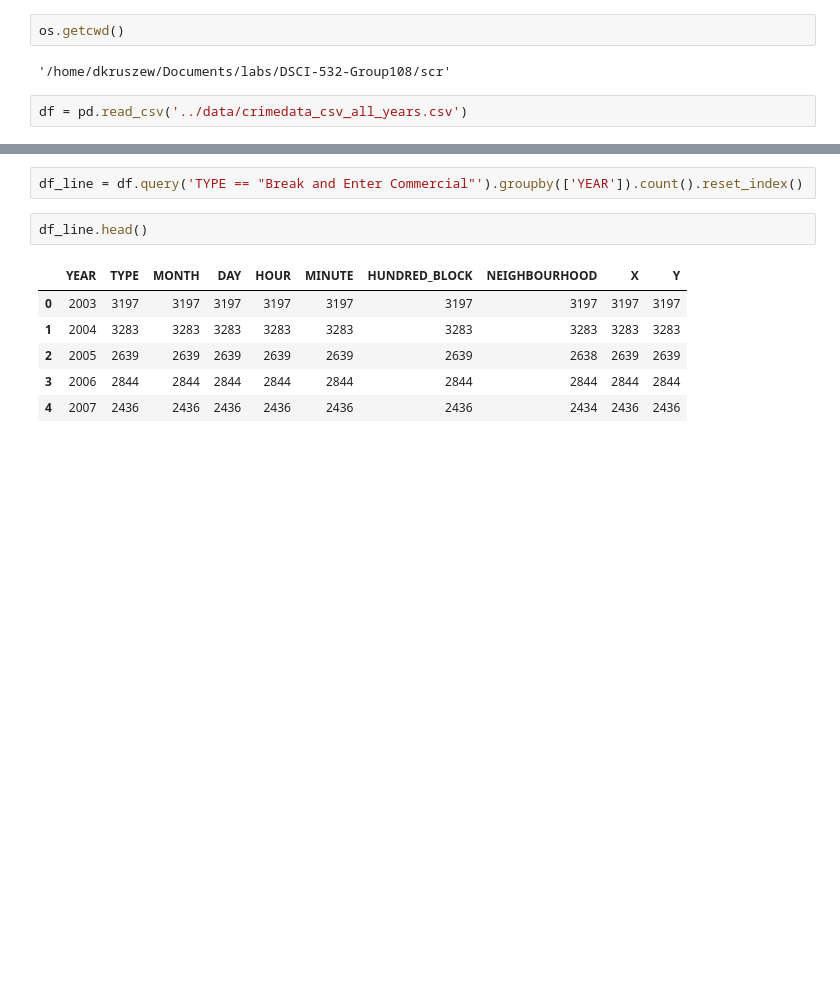
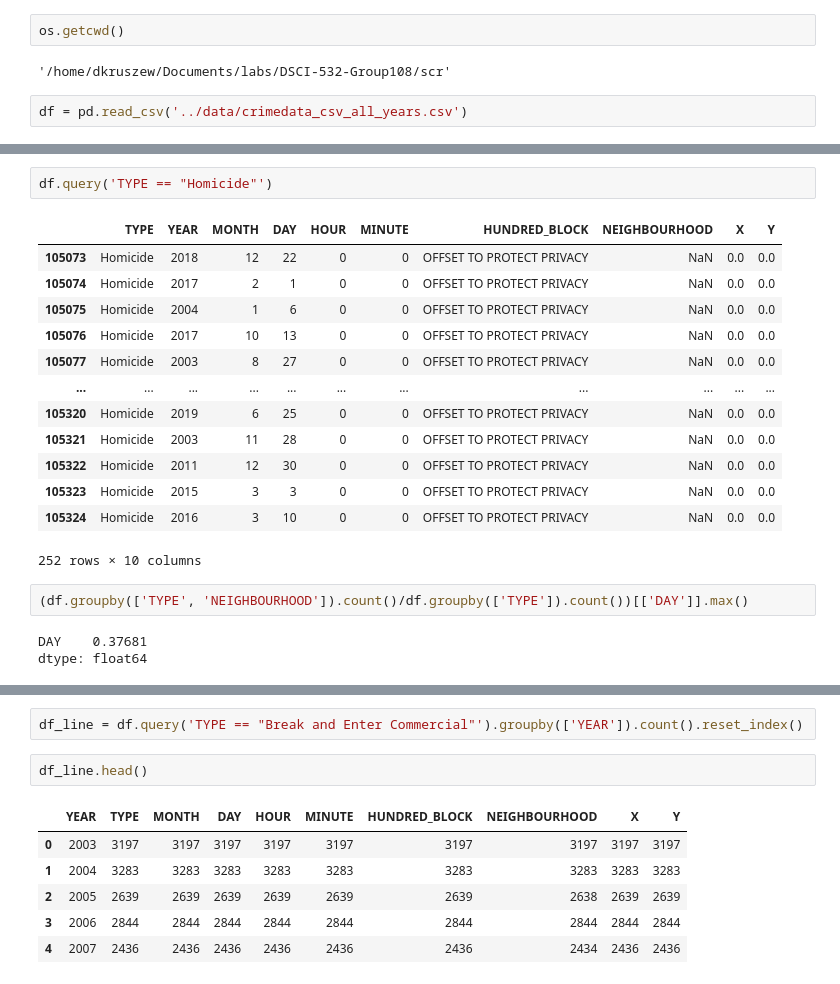
Before and after one commit to tguo9/Vancouver-Crime-Stats, a Jupyter notebook: scr/altair-plots.ipynb, the cells around one changed output, grey strips where cells are left out. Saved outputs shown, nothing was run; the diff lists cells and outputs as text; blank space fills up the shorter version.

```diff
--- a/scr/altair-plots.ipynb
+++ b/scr/altair-plots.ipynb
@@ -14,0 +43,21 @@ df = pd.read_csv('../data/crimedata_csv_all_years.csv')
+# %%
+df.query('TYPE == "Homicide"')
+# %% [output]
+|  | TYPE | YEAR | MONTH | DAY | HOUR | MINUTE | HUNDRED_BLOCK | NEIGHBOURHOOD | X | Y |
+| 105073 | Homicide | 2018 | 12 | 22 | 0 | 0 | OFFSET TO PROTECT PRIVACY | NaN | 0.0 | 0.0 |
+| 105074 | Homicide | 2017 | 2 | 1 | 0 | 0 | OFFSET TO PROTECT PRIVACY | NaN | 0.0 | 0.0 |
+| 105075 | Homicide | 2004 | 1 | 6 | 0 | 0 | OFFSET TO PROTECT PRIVACY | NaN | 0.0 | 0.0 |
+| 105076 | Homicide | 2017 | 10 | 13 | 0 | 0 | OFFSET TO PROTECT PRIVACY | NaN | 0.0 | 0.0 |
+| 105077 | Homicide | 2003 | 8 | 27 | 0 | 0 | OFFSET TO PROTECT PRIVACY | NaN | 0.0 | 0.0 |
+| ... | ... | ... | ... | ... | ... | ... | ... | ... | ... | ... |
+| 105320 | Homicide | 2019 | 6 | 25 | 0 | 0 | OFFSET TO PROTECT PRIVACY | NaN | 0.0 | 0.0 |
+| 105321 | Homicide | 2003 | 11 | 28 | 0 | 0 | OFFSET TO PROTECT PRIVACY | NaN | 0.0 | 0.0 |
+| 105322 | Homicide | 2011 | 12 | 30 | 0 | 0 | OFFSET TO PROTECT PRIVACY | NaN | 0.0 | 0.0 |
+| 105323 | Homicide | 2015 | 3 | 3 | 0 | 0 | OFFSET TO PROTECT PRIVACY | NaN | 0.0 | 0.0 |
+| 105324 | Homicide | 2016 | 3 | 10 | 0 | 0 | OFFSET TO PROTECT PRIVACY | NaN | 0.0 | 0.0 |
+252 rows × 10 columns
+# %%
+(df.groupby(['TYPE', 'NEIGHBOURHOOD']).count()/df.groupby(['TYPE']).count())[['DAY']].max()
+# %% [output]
+DAY    0.37681
+dtype: float64
```
Also changed, not shown: parts of 7 cells of this notebook.
